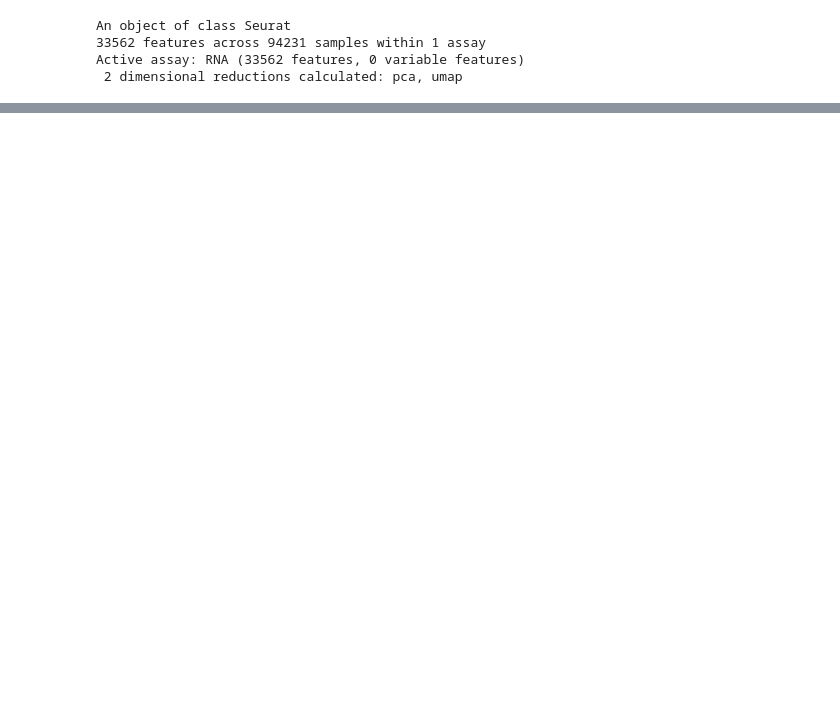
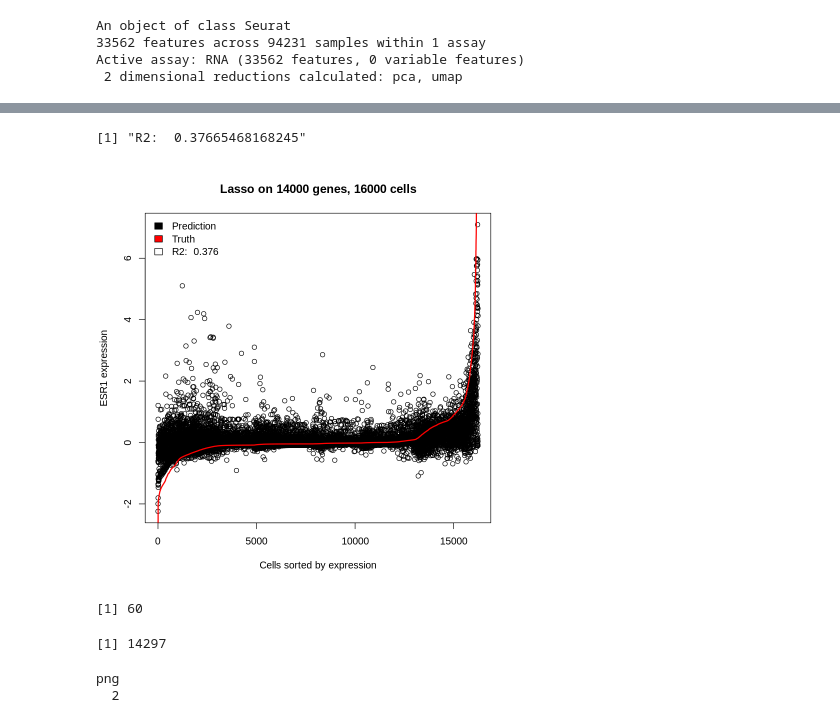
Before and after one commit to sevsorita/single_cell, a Jupyter notebook: notebooks/src/NeoLet_metadata.ipynb, the cells around one changed output, grey strips where cells are left out. Cells and saved outputs as stored; diff of their text form; code cells hidden in the pictures; blank space fills up the shorter version.

Commit message:
Implemented Lasso on old dataset

```diff
--- a/notebooks/src/NeoLet_metadata.ipynb
+++ b/notebooks/src/NeoLet_metadata.ipynb
@@ -25,0 +74,6 @@ write.csv(meta_data, "/data/severs/NeoLet_metadata.csv", row.names=TRUE)
+# %%
+cv_ridge  <- cv.glmnet(scale(X_train) , Y, nfolds = 5, alpha = 1, lambda = lambdas , type.measure = "deviance", parallel=TRUE)
+# %%
+prediction <- predict(cv_ridge, newx=X_train)
+# %%
+pred <- data.frame(list(prediction, Y))
@@ -25,0 +82,13 @@ write.csv(meta_data, "/data/severs/NeoLet_metadata.csv", row.names=TRUE)
+# %%
+pred <- pred[order(pred$truth),]
+# %%
+paste("R2: ", toString(score))
+# %% [output]
+[1] "R2:  0.37665468168245"
+# %%
+plot(pred$prediction, pch=1, ylab="ESR1 expression", xlab="Cells sorted by expression")
+lines(pred$truth, col="red", lw=2)
+legend("topleft", legend=c("Prediction", "Truth", paste("R2: ", substr(toString(score), 1, 5))), bty = "n" ,fill=c("black","red", "white"))
+title("Lasso on 14000 genes, 16000 cells")
+# %% [output]
+[figure, added]
@@ -25,0 +99,15 @@ write.csv(meta_data, "/data/severs/NeoLet_metadata.csv", row.names=TRUE)
+# %%
+sum(as.numeric(coef(cv_ridge))>0)
+# %% [output]
+[1] 60
+# %%
+ncol(X)
+# %% [output]
+[1] 14297
+# %%
+pdf("lasso_oldset_lambdas.pdf")
+plot(cv_ridge)
+dev.off()
+# %% [output]
+png
+  2
```
Also changed, not shown: parts of 30 cells of this notebook.
